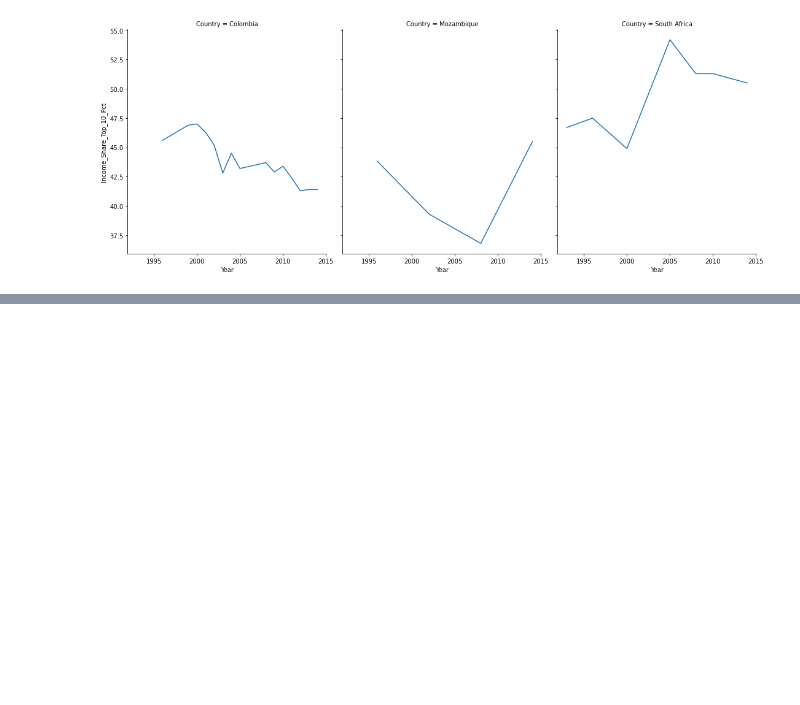
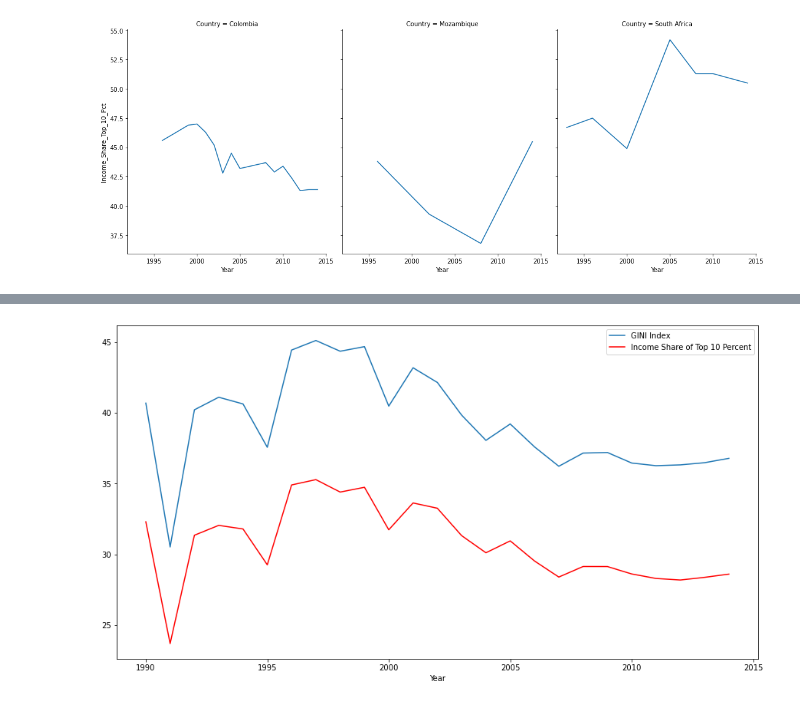
Before and after one commit to nss-data-science-cohort-5/un_exploration-Corbec, a Jupyter notebook: notebooks/UN_Solo_Clean.ipynb, the cells around one changed output, grey strips where cells are left out. Saved outputs shown, nothing was run; the diff lists cells and outputs as text; code cells hidden in the pictures; blank space fills up the shorter version.

```diff
--- a/notebooks/UN_Solo_Clean.ipynb
+++ b/notebooks/UN_Solo_Clean.ipynb
@@ -55,3 +57,7 @@ g = sns.FacetGrid(gdp_int_and_income[gdp_int_and_income['Country'].isin(top_inco
 g.map(sns.lineplot, "Year","Income_Share_Top_10_Pct");
 # %% [output]
 [figure]
+# %%
+gdp_int_and_income_gini = pd.read_csv('../data/gdp_int_and_income_gini.csv')
+
+gdp_int_and_income_gini.head()
@@ -57,0 +83,19 @@ g.map(sns.lineplot, "Year","Income_Share_Top_10_Pct");
+# %%
+gini_years = gdp_int_and_income_gini.groupby('Year').mean('gini_index')
+
+gini_years_gini = gini_years['gini_index']
+
+gini_years_income = gini_years['Income_Share_Top_10_Pct']
+
+plt.figure(figsize = (15,8))
+ax = plt.gca()
+
+gini_years_gini.plot(kind = 'line',
+                     ax = ax)
+gini_years_income.plot(kind = 'line',
+                       color = 'red',
+                       ax = ax)
+
+plt.legend(['GINI Index', 'Income Share of Top 10 Percent']);
+# %% [output]
+[figure, added]
```
Also changed, not shown: parts of 6 cells of this notebook, 1 other file.
